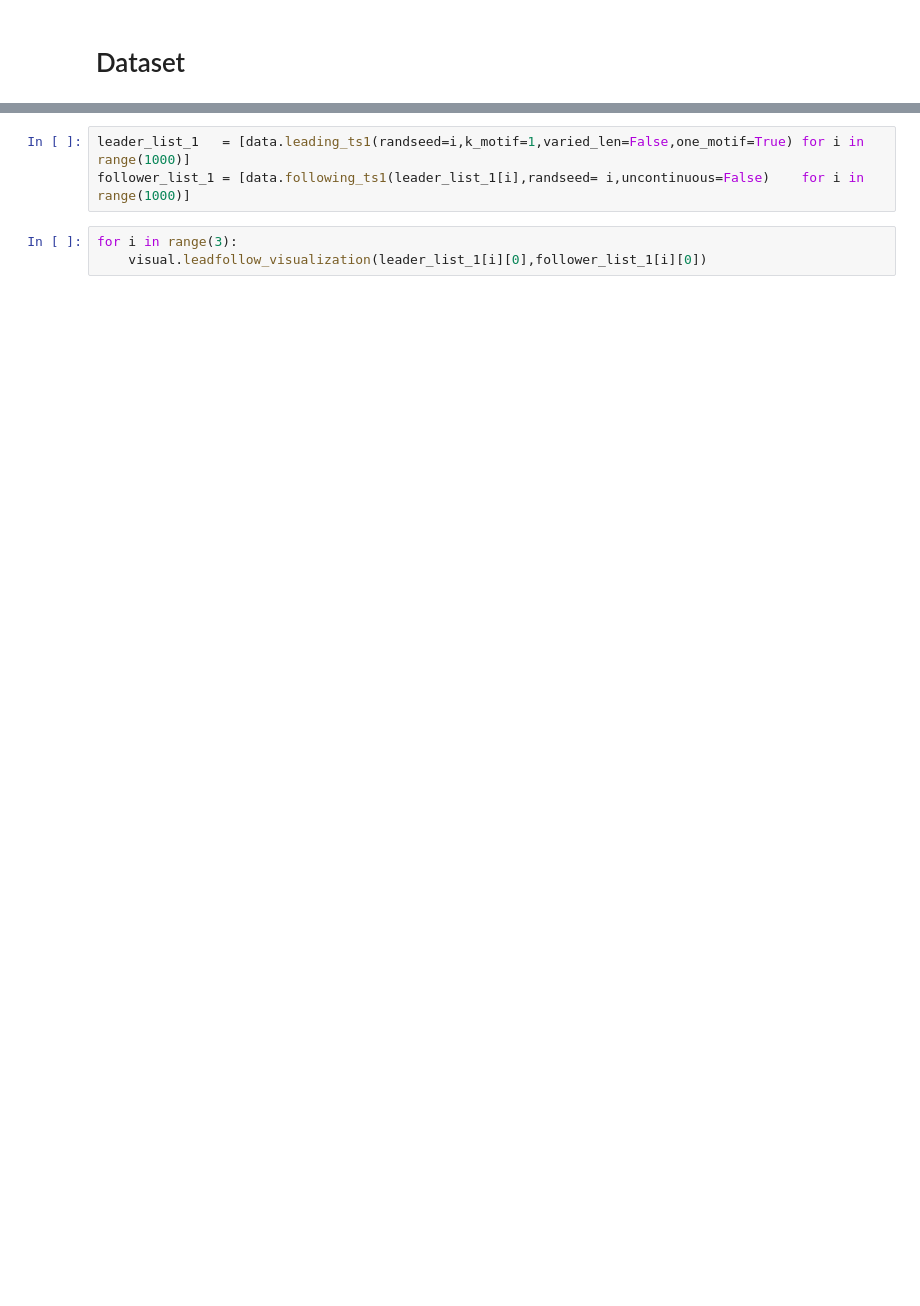
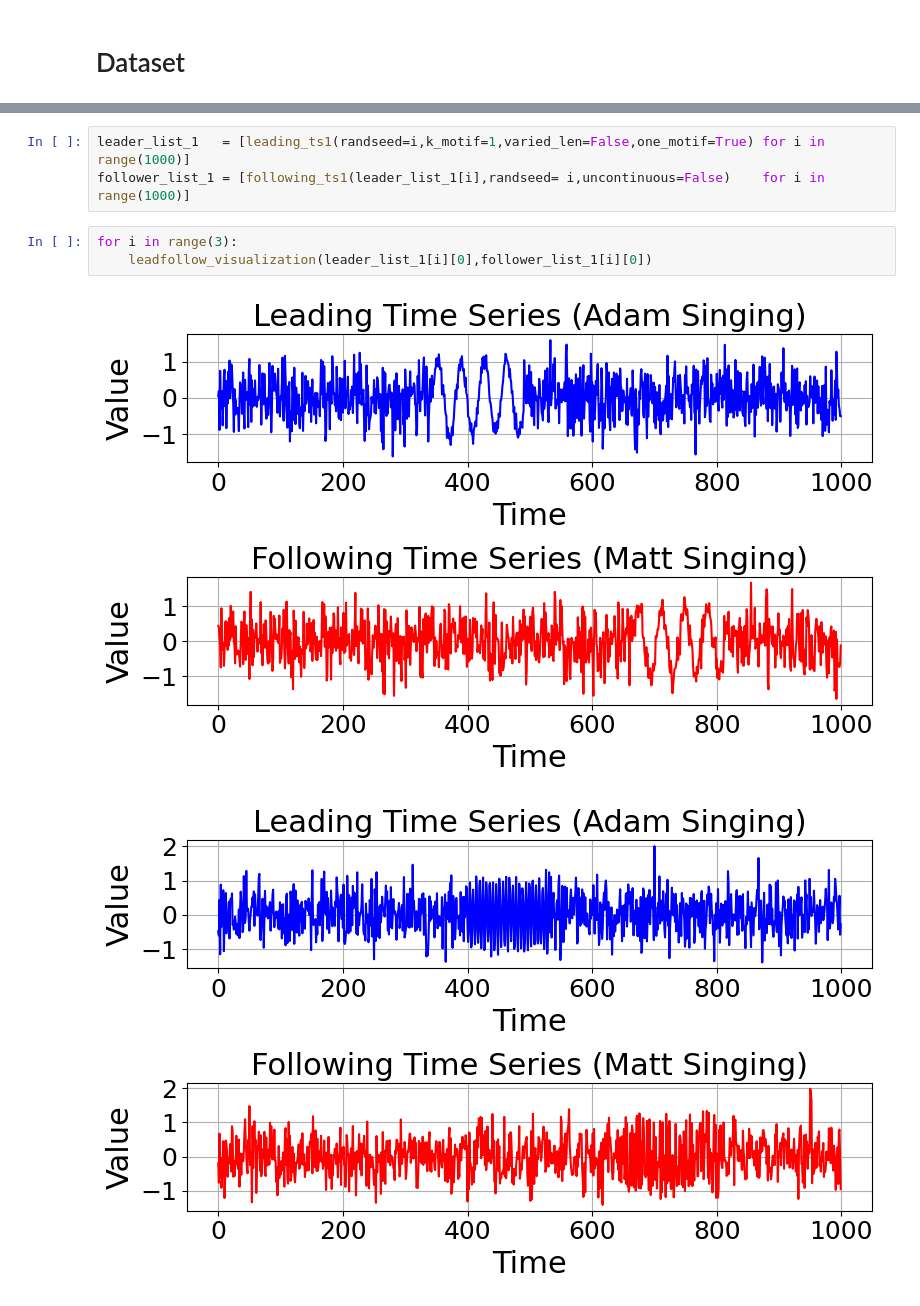
Before and after one commit to hughnaaek/Following-Motif-Relation, a Jupyter notebook: python/exp/synthetic_data_exp.ipynb, the cells around one changed output, grey strips where cells are left out. Cells and saved outputs as stored; diff of their text form; blank space fills up the shorter version.

```diff
--- a/python/exp/synthetic_data_exp.ipynb
+++ b/python/exp/synthetic_data_exp.ipynb
@@ -25,6 +29,9 @@ ModuleNotFoundError: No module named 'util'
 # %%
-leader_list_1   = [data.leading_ts1(randseed=i,k_motif=1,varied_len=False,one_motif=True) for i in range(1000)]
-follower_list_1 = [data.following_ts1(leader_list_1[i],randseed= i,uncontinuous=False)    for i in range(1000)]
+leader_list_1   = [leading_ts1(randseed=i,k_motif=1,varied_len=False,one_motif=True) for i in range(1000)]
+follower_list_1 = [following_ts1(leader_list_1[i],randseed= i,uncontinuous=False)    for i in range(1000)]
 # %%
 for i in range(3):
-    visual.leadfollow_visualization(leader_list_1[i][0],follower_list_1[i][0])
+    leadfollow_visualization(leader_list_1[i][0],follower_list_1[i][0])
+# %% [output]
+[figure, added]
+[figure, added]
```
Also changed, not shown: parts of 32 cells of this notebook, 13 other files.
